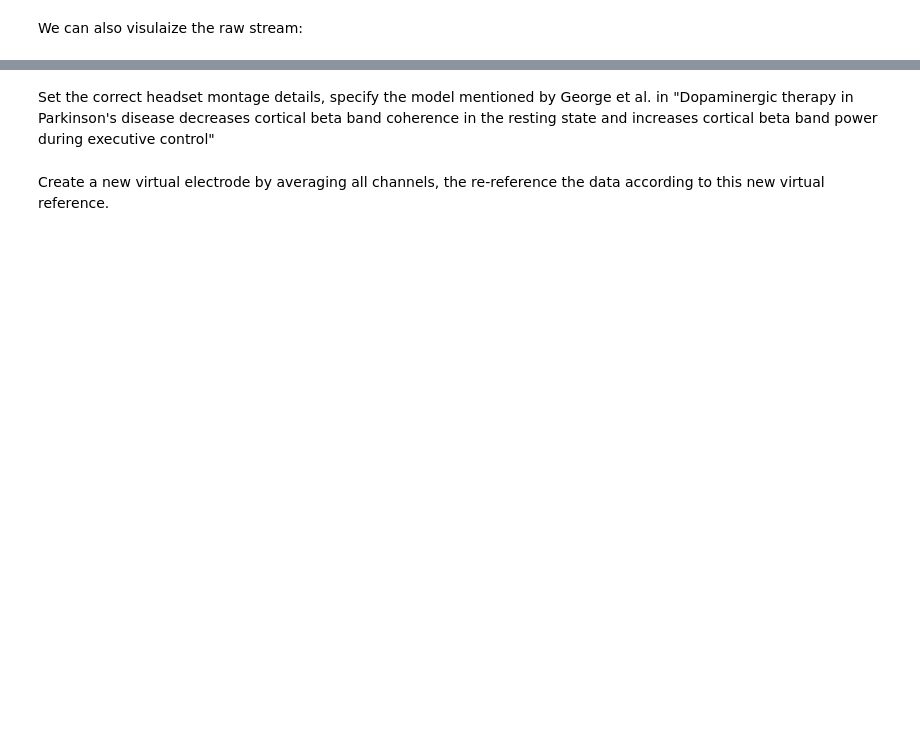
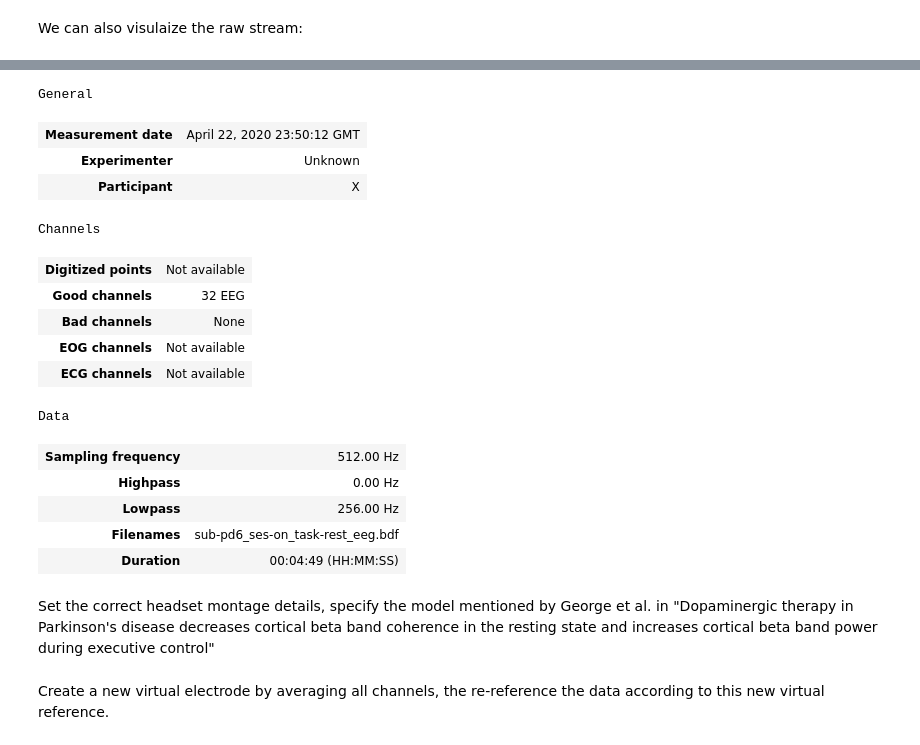
Before and after one commit to F2HEAL/PACFeedback, a Jupyter notebook: Notebooks/Intro.ipynb, the cells around one changed output, grey strips where cells are left out. Drawn from its saved outputs; the diff is of its cells as text; code cells hidden in the pictures; blank space fills up the shorter version.

```diff
--- a/Notebooks/Intro.ipynb
+++ b/Notebooks/Intro.ipynb
@@ -124,7 +184,24 @@ raw_on.compute_psd(fmax=50).plot(picks="data", exclude="bads", amplitude=False)
 
 We drop a number of channels from the recording not needed for further analysis.
 # %%
-raw_on.drop_channels(['EXG1', 'EXG2', 'EXG3', 'EXG4','EXG5', 'EXG6', 'EXG7', 'EXG8', 'Status'])
+_ = raw_on.drop_channels(['EXG1', 'EXG2', 'EXG3', 'EXG4','EXG5', 'EXG6', 'EXG7', 'EXG8', 'Status'])
+# %% [output]
+General
+| Measurement date | April 22, 2020 23:50:12 GMT |
+| Experimenter | Unknown |
+| Participant | X |
+Channels
+| Digitized points | Not available |
+| Good channels | 32 EEG |
+| Bad channels | None |
+| EOG channels | Not available |
+| ECG channels | Not available |
+Data
+| Sampling frequency | 512.00 Hz |
+| Highpass | 0.00 Hz |
+| Lowpass | 256.00 Hz |
+| Filenames | sub-pd6_ses-on_task-rest_eeg.bdf |
+| Duration | 00:04:49 (HH:MM:SS) |
 # %% [markdown]
 Set the correct headset montage details, specify the model mentioned by George et al. in "Dopaminergic therapy in Parkinson's disease decreases cortical beta band coherence in the resting state and increases cortical beta band power during executive control"
 # %%
```
Also changed, not shown: parts of 38 cells of this notebook.
